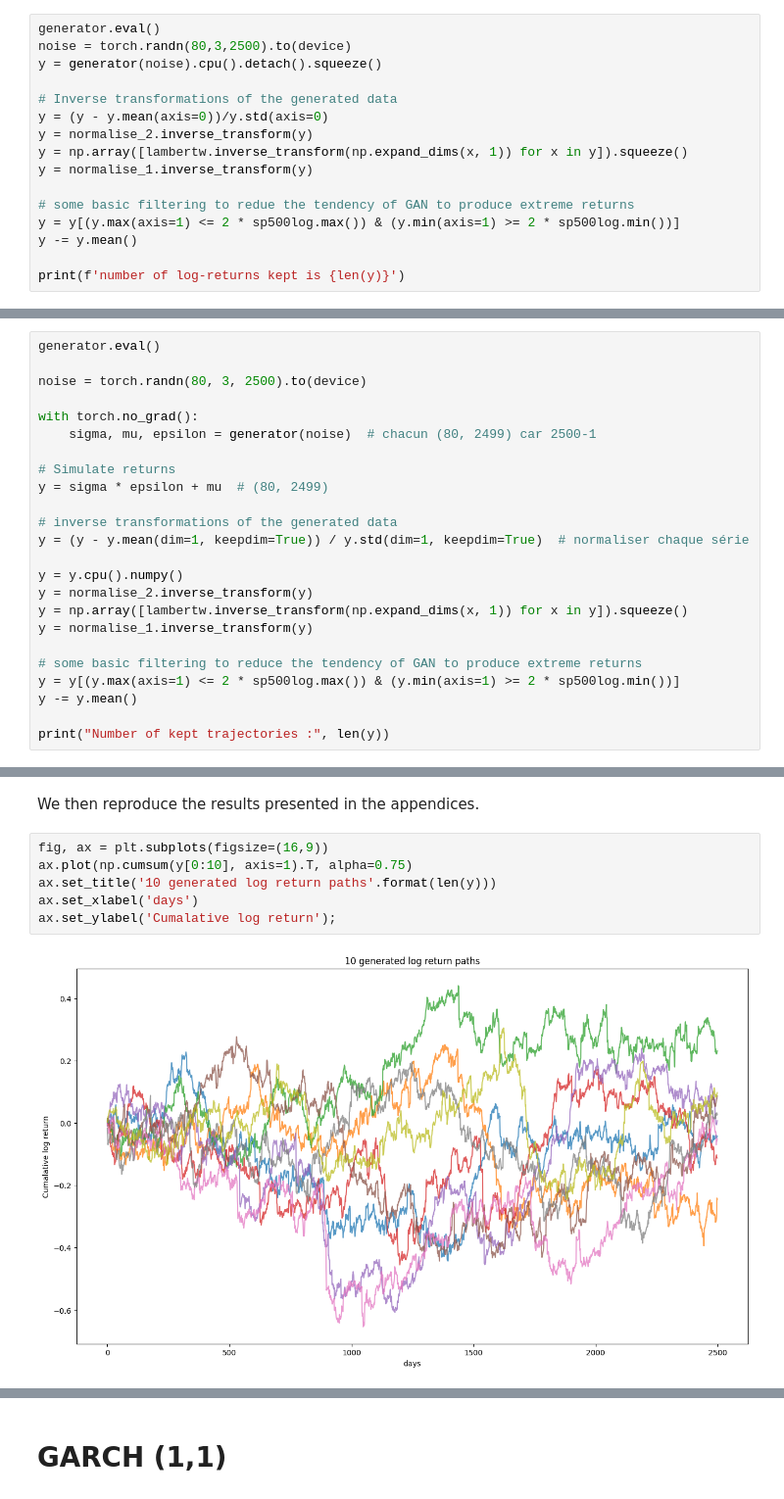
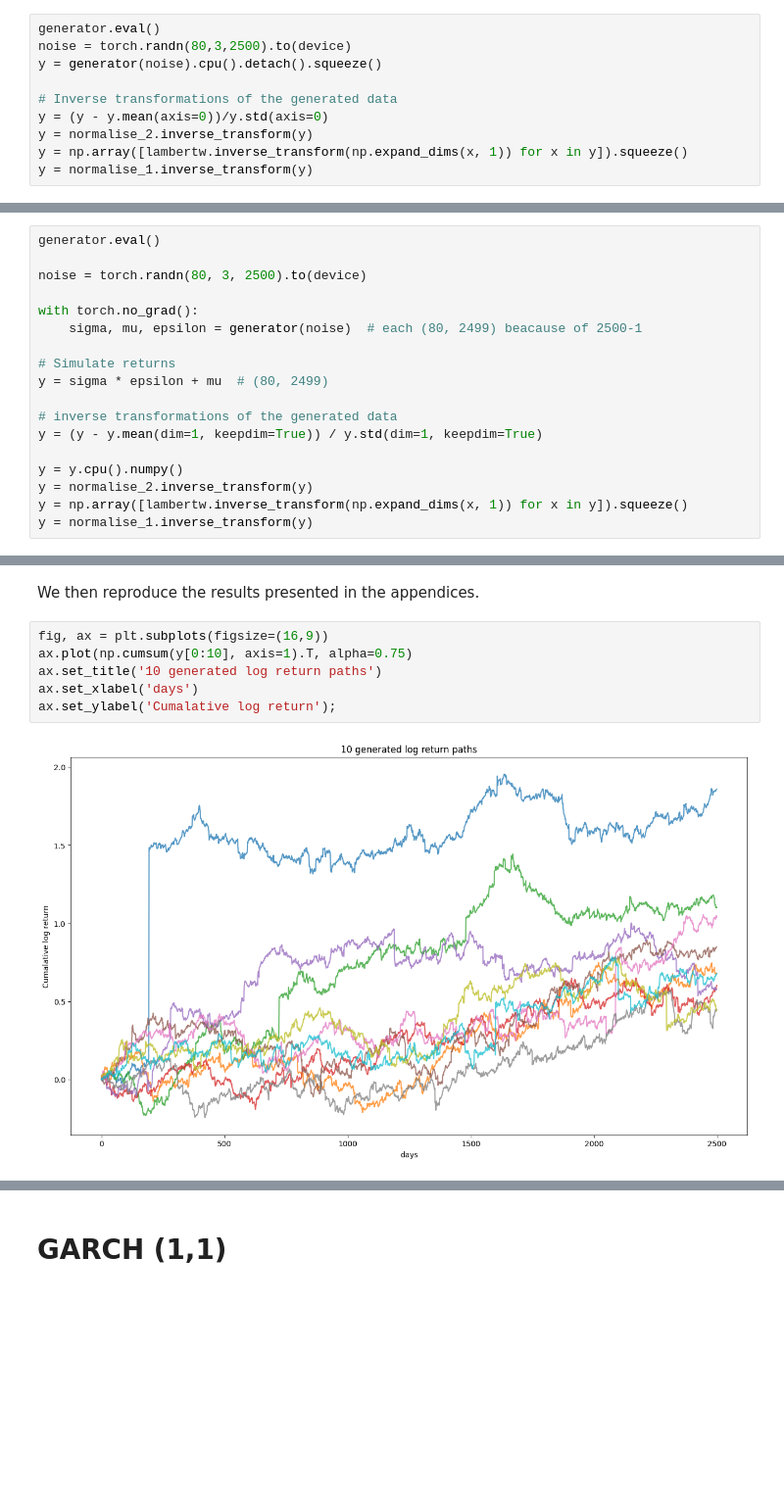
Before and after one commit to tahatt13/QuantGan, a Jupyter notebook: QuantGAN.ipynb, the cells around one changed output, grey strips where cells are left out. Shown at 98% size. Cells and saved outputs as stored; diff of their text form; blank space fills up the shorter version.

```diff
--- a/QuantGAN.ipynb
+++ b/QuantGAN.ipynb
@@ -188,9 +189,3 @@ y = (y - y.mean(axis=0))/y.std(axis=0)
 y = normalise_2.inverse_transform(y)
 y = np.array([lambertw.inverse_transform(np.expand_dims(x, 1)) for x in y]).squeeze()
 y = normalise_1.inverse_transform(y)
-
-# some basic filtering to redue the tendency of GAN to produce extreme returns
-y = y[(y.max(axis=1) <= 2 * sp500log.max()) & (y.min(axis=1) >= 2 * sp500log.min())]
-y -= y.mean()
-
-print(f'number of log-returns kept is {len(y)}')
@@ -358,21 +375,15 @@ generator.eval()
 noise = torch.randn(80, 3, 2500).to(device)
 
 with torch.no_grad():
-    sigma, mu, epsilon = generator(noise)  # chacun (80, 2499) car 2500-1
+    sigma, mu, epsilon = generator(noise)  # each (80, 2499) beacause of 2500-1
 
 # Simulate returns
 y = sigma * epsilon + mu  # (80, 2499)
 
 # inverse transformations of the generated data
-y = (y - y.mean(dim=1, keepdim=True)) / y.std(dim=1, keepdim=True)  # normaliser chaque série
+y = (y - y.mean(dim=1, keepdim=True)) / y.std(dim=1, keepdim=True)
 
 y = y.cpu().numpy()
 y = normalise_2.inverse_transform(y)
 y = np.array([lambertw.inverse_transform(np.expand_dims(x, 1)) for x in y]).squeeze()
 y = normalise_1.inverse_transform(y)
-
-# some basic filtering to reduce the tendency of GAN to produce extreme returns
-y = y[(y.max(axis=1) <= 2 * sp500log.max()) & (y.min(axis=1) >= 2 * sp500log.min())]
-y -= y.mean()
-
-print("Number of kept trajectories :", len(y))
@@ -385,8 +394,8 @@ We then reproduce the results presented in the appendices.
 # %%
 fig, ax = plt.subplots(figsize=(16,9))
 ax.plot(np.cumsum(y[0:10], axis=1).T, alpha=0.75)
-ax.set_title('10 generated log return paths'.format(len(y)))
+ax.set_title('10 generated log return paths')
 ax.set_xlabel('days')
 ax.set_ylabel('Cumalative log return');
 # %% [output]
-[figure, old version]
+[figure, new version]
```
Also changed, not shown: parts of 31 cells of this notebook.
